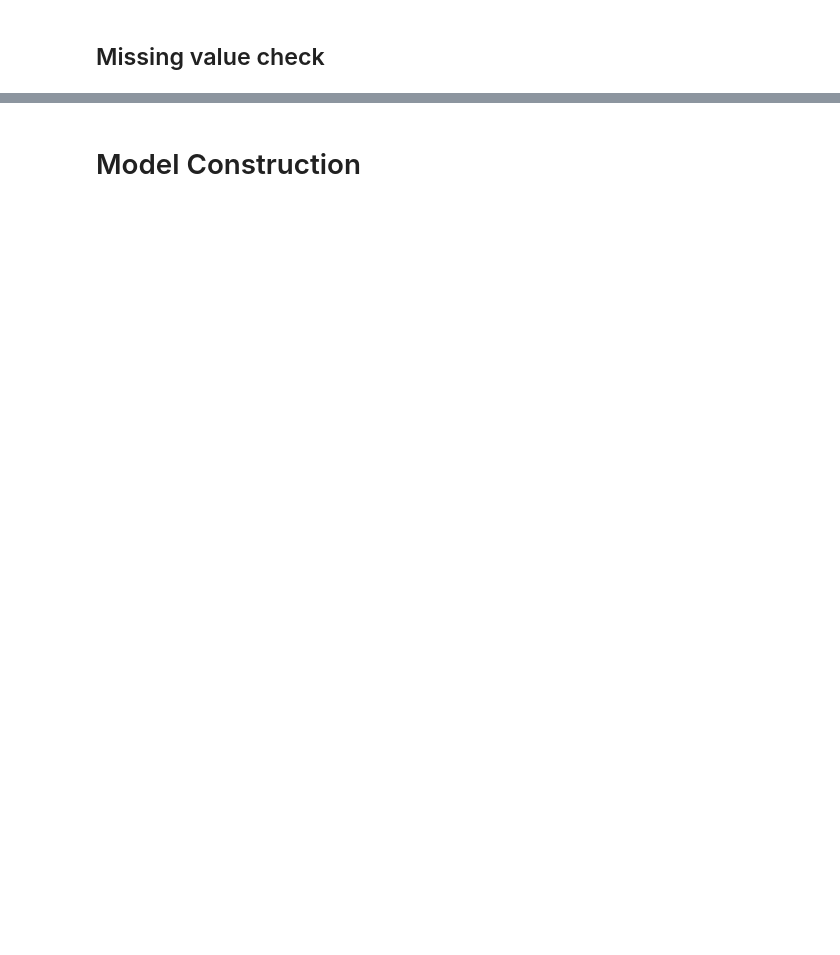
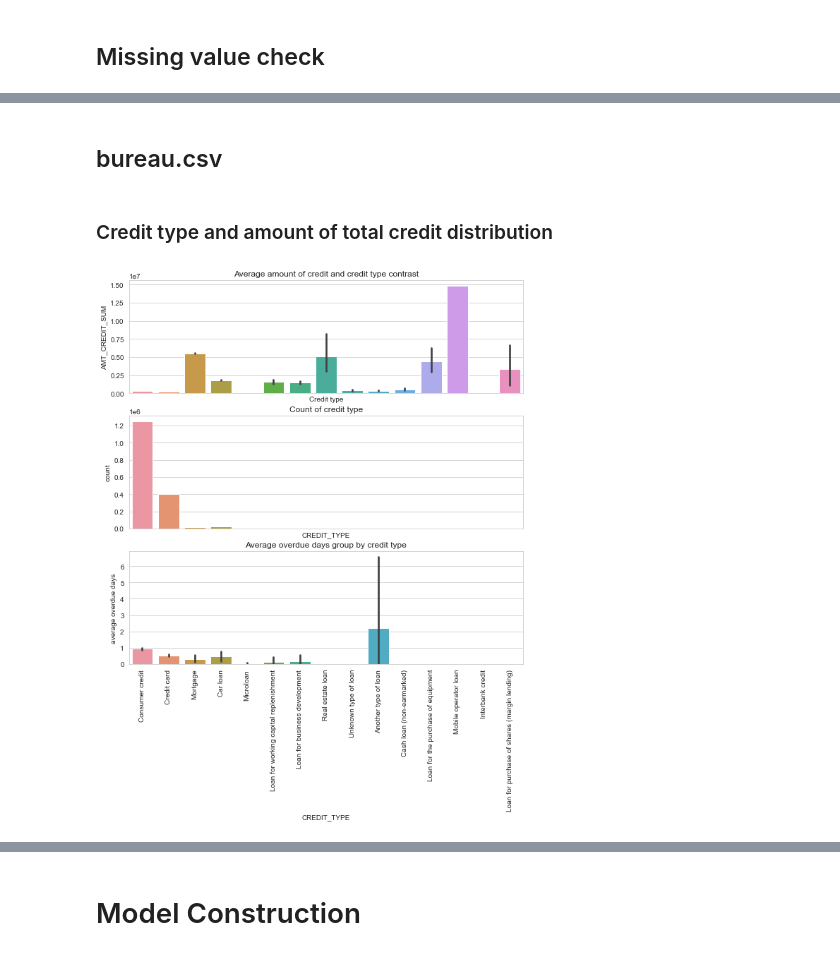
Before and after one commit to yybrother989/HomeCreditDefaultRisk, a Jupyter notebook: Capstone_Project-Home-Credit-Default-Risk_V0.1.ipynb, the cells around one changed output, grey strips where cells are left out. Drawn from its saved outputs; the diff is of its cells as text; code cells hidden in the pictures; blank space fills up the shorter version.

```diff
--- a/Capstone_Project-Home-Credit-Default-Risk_V0.1.ipynb
+++ b/Capstone_Project-Home-Credit-Default-Risk_V0.1.ipynb
@@ -400,0 +507,23 @@ missing_values_table(train_data)
+# %% [markdown]
+## bureau.csv
+# %% [markdown]
+### Credit type and amount of total credit distribution
+# %%
+fig,(ax1,ax2,ax3) = plt.subplots(nrows=3,ncols=1,sharex=True,figsize= (10,10))
+plt.subplot(3,1,1)
+sns.barplot(data = bureau,x = 'CREDIT_TYPE',y='AMT_CREDIT_SUM',estimator=np.mean,ax = ax1)
+plt.xticks(rotation = 90)
+plt.xlabel('Credit type')
+plt.title('Average amount of credit and credit type contrast')
+plt.subplot(3,1,2)
+sns.countplot(data= bureau, x='CREDIT_TYPE',ax = ax2)
+plt.xticks(rotation = 90)
+plt.title('Count of credit type')
+plt.subplot(3,1,3)
+sns.barplot(data= bureau, x = 'CREDIT_TYPE', y = 'CREDIT_DAY_OVERDUE', estimator=np.mean,ax = ax3)
+plt.xticks(rotation = 90)
+plt.title('Average overdue days group by credit type')
+plt.ylabel('average overdue days')
+plt.show()
+# %% [output]
+[figure, added]
```
Also changed, not shown: parts of 62 cells of this notebook.
